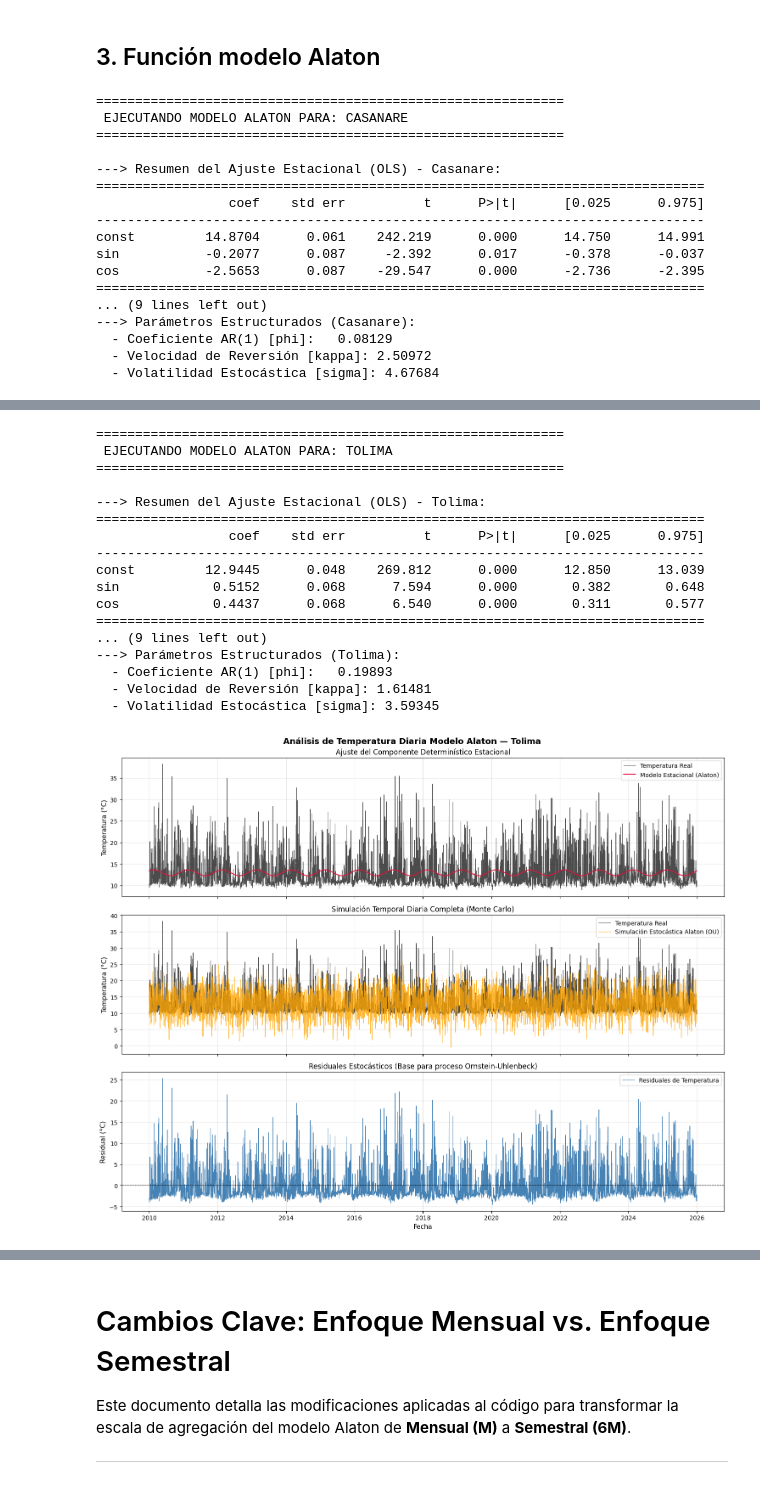
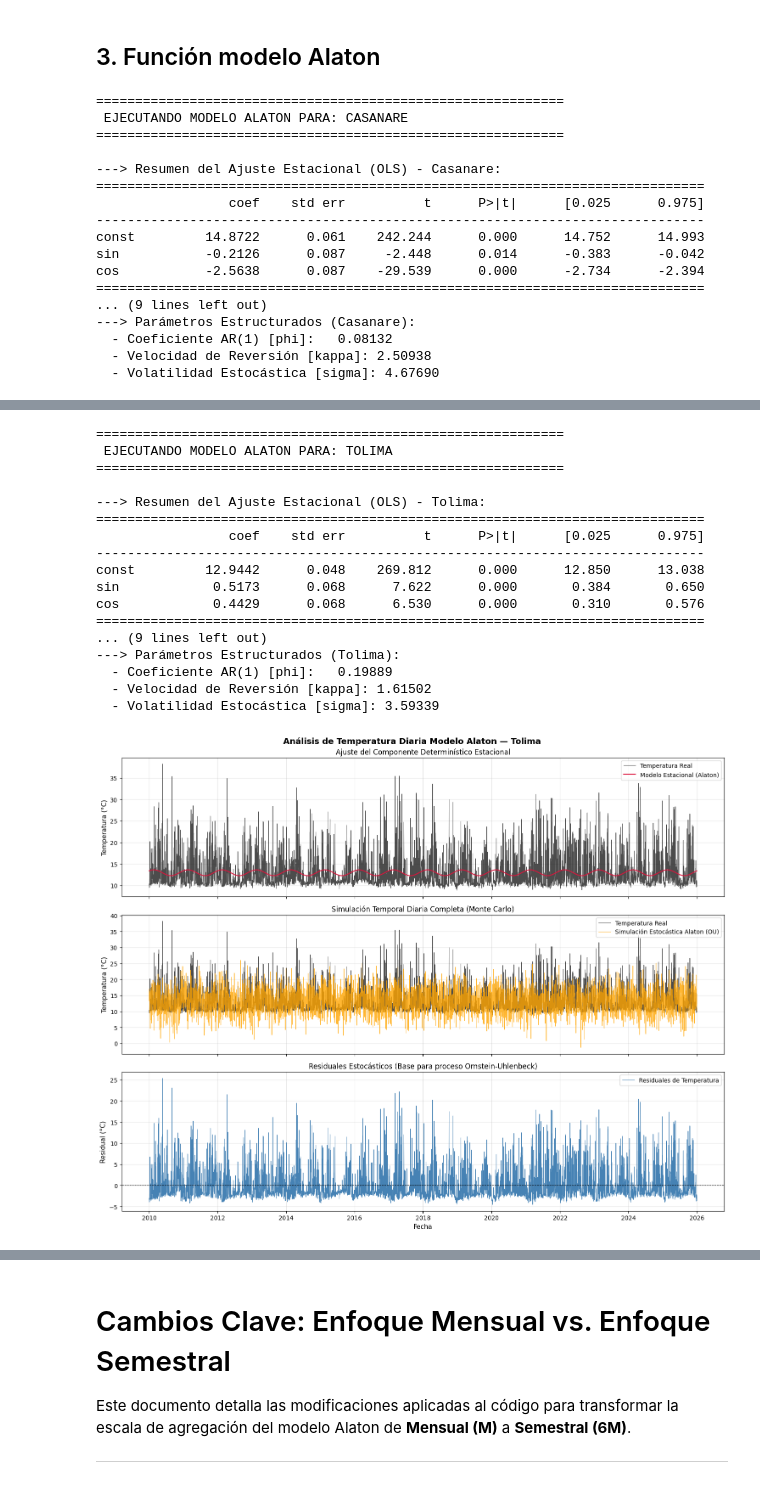
Before and after one commit to despinosaa/enso_rice_weather_derivatives, a Jupyter notebook: notebooks/02_temperature_alaton_model.ipynb, the cells around one changed output, grey strips where cells are left out. Cells and saved outputs as stored; diff of their text form; code cells hidden in the pictures.

```diff
--- a/notebooks/02_temperature_alaton_model.ipynb
+++ b/notebooks/02_temperature_alaton_model.ipynb
@@ -169,8 +169,8 @@ def modelar_temperatura_alaton(df_dpto, nombre_dpto):
     # 2. Componente estacional utilizando el día del año (Indexación temporal nativa)
     # Usamos 365.25 para contemplar años bisiestos de forma exacta en series largas
     dia_del_ano = temp.index.dayofyear
-    temp['sin'] = np.sin(2 * np.pi * dia_del_ano / 365.25)
-    temp['cos'] = np.cos(2 * np.pi * dia_del_ano / 365.25)
+    temp['sin'] = np.sin(2 * np.pi * dia_del_ano / 365)
+    temp['cos'] = np.cos(2 * np.pi * dia_del_ano / 365)
 
     # 3. Estimación del modelo determinístico (Ajuste Estacional)
     y = temp['T_avg']
@@ -273,12 +273,12 @@ df_res_tolima,   params_tolima   = modelar_temperatura_alaton(df_Tolima, "Tolima
 ==============================================================================
                  coef    std err          t      P>|t|      [0.025      0.975]
 ------------------------------------------------------------------------------
-const         14.8704      0.061    242.219      0.000      14.750      14.991
-sin           -0.2077      0.087     -2.392      0.017      -0.378      -0.037
-cos           -2.5653      0.087    -29.547      0.000      -2.736      -2.395
+const         14.8722      0.061    242.244      0.000      14.752      14.993
+sin           -0.2126      0.087     -2.448      0.014      -0.383      -0.042
+cos           -2.5638      0.087    -29.539      0.000      -2.734      -2.394
 ==============================================================================
 ... (9 lines left out)
 ---> Parámetros Estructurados (Casanare):
-  - Coeficiente AR(1) [phi]:   0.08129
-  - Velocidad de Reversión [kappa]: 2.50972
-  - Volatilidad Estocástica [sigma]: 4.67684
+  - Coeficiente AR(1) [phi]:   0.08132
+  - Velocidad de Reversión [kappa]: 2.50938
+  - Volatilidad Estocástica [sigma]: 4.67690
@@ -286,21 +286,21 @@ cos           -2.5653      0.087    -29.547      0.000      -2.736      -2.395
 ============================================================
  EJECUTANDO MODELO ALATON PARA: TOLIMA
 ============================================================
 
 ---> Resumen del Ajuste Estacional (OLS) - Tolima:
 ==============================================================================
                  coef    std err          t      P>|t|      [0.025      0.975]
 ------------------------------------------------------------------------------
-const         12.9445      0.048    269.812      0.000      12.850      13.039
-sin            0.5152      0.068      7.594      0.000       0.382       0.648
-cos            0.4437      0.068      6.540      0.000       0.311       0.577
+const         12.9442      0.048    269.812      0.000      12.850      13.038
+sin            0.5173      0.068      7.622      0.000       0.384       0.650
+cos            0.4429      0.068      6.530      0.000       0.310       0.576
 ==============================================================================
 ... (9 lines left out)
 ---> Parámetros Estructurados (Tolima):
-  - Coeficiente AR(1) [phi]:   0.19893
-  - Velocidad de Reversión [kappa]: 1.61481
-  - Volatilidad Estocástica [sigma]: 3.59345
+  - Coeficiente AR(1) [phi]:   0.19889
+  - Velocidad de Reversión [kappa]: 1.61502
+  - Volatilidad Estocástica [sigma]: 3.59339
-[figure, old version]
+[figure, new version]
 # %% [markdown]
 # Funcionamiento del Modelo Alaton (Temperatura)
 
```
Also changed, not shown: parts of 7 cells of this notebook, 1 other file.
